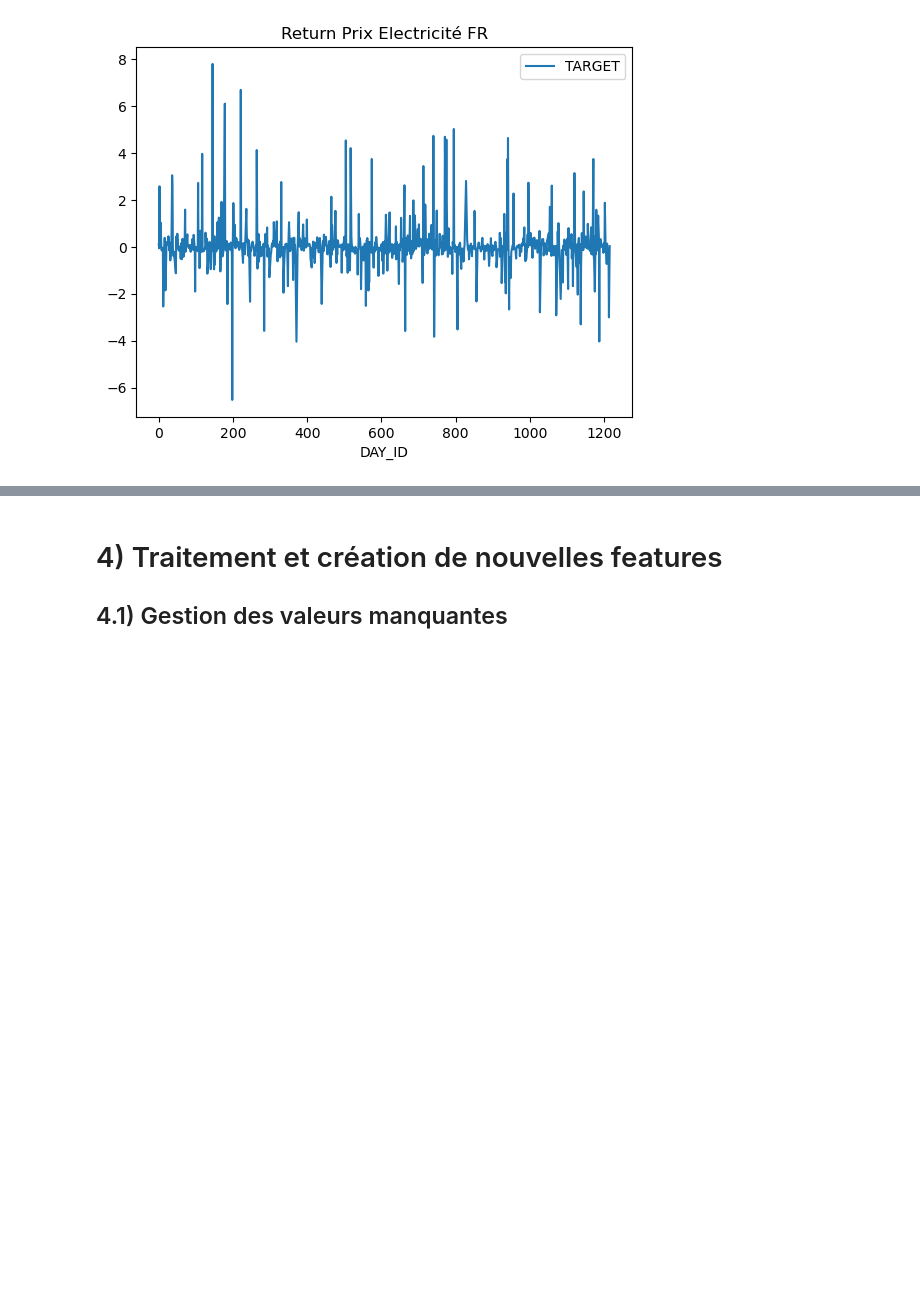
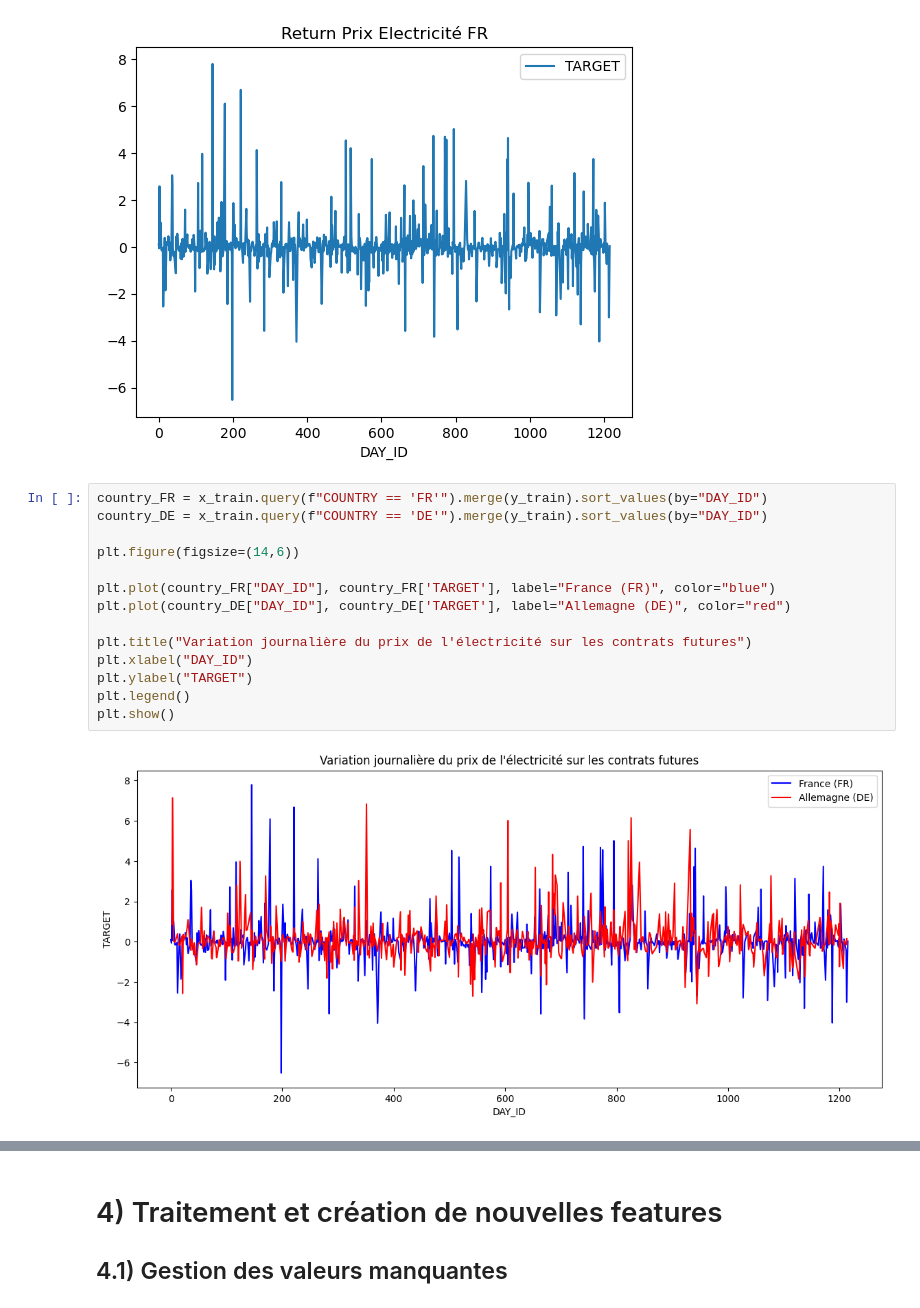
Before and after one commit to yvesmarix/PROJET-QRT-ELEC, a Jupyter notebook: main_v5.ipynb, the cells around one changed output, grey strips where cells are left out. Drawn from its saved outputs; the diff is of its cells as text; blank space fills up the shorter version.

Commit message:
correlation + visualisation

```diff
--- a/main_v5.ipynb
+++ b/main_v5.ipynb
@@ -248,3 +254,19 @@ for country in x_train.COUNTRY.unique():
 <Axes: title={'center': 'Return Prix Electricité FR'}, xlabel='DAY_ID'>
 [figure]
 [figure]
+# %%
+country_FR = x_train.query(f"COUNTRY == 'FR'").merge(y_train).sort_values(by="DAY_ID")
+country_DE = x_train.query(f"COUNTRY == 'DE'").merge(y_train).sort_values(by="DAY_ID")
+
+plt.figure(figsize=(14,6))
+
+plt.plot(country_FR["DAY_ID"], country_FR['TARGET'], label="France (FR)", color="blue")
+plt.plot(country_DE["DAY_ID"], country_DE['TARGET'], label="Allemagne (DE)", color="red")
+
+plt.title("Variation journalière du prix de l'électricité sur les contrats futures")
+plt.xlabel("DAY_ID")
+plt.ylabel("TARGET")
+plt.legend()
+plt.show()
+# %% [output]
+[figure, added]
```
Also changed, not shown: parts of 6 cells of this notebook.
